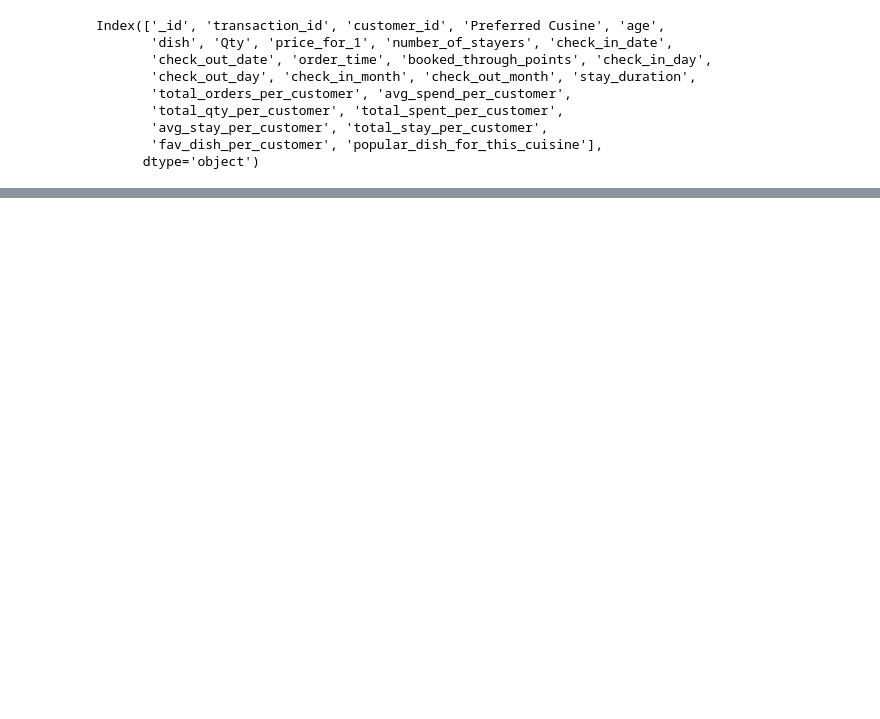
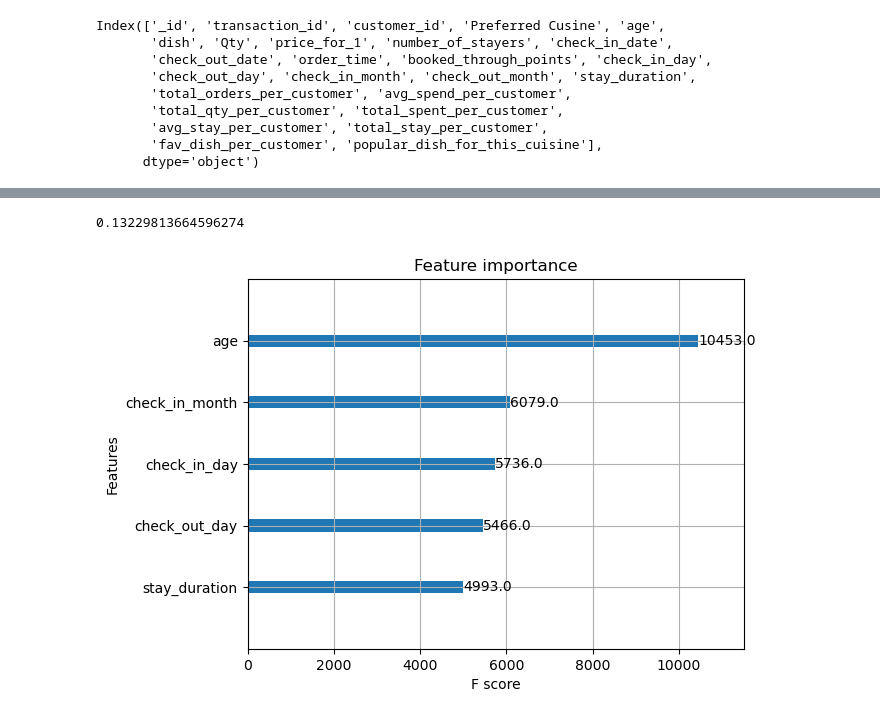
Before and after one commit to srujanmothe/AI-Powered-Guest-Experience-Personalization-System-for-Hospitality, a Jupyter notebook: Guest Experience Personalization.ipynb, the cells around one changed output, grey strips where cells are left out. Cells and saved outputs as stored; diff of their text form; code cells hidden in the pictures; blank space fills up the shorter version.

```diff
--- a/Guest Experience Personalization.ipynb
+++ b/Guest Experience Personalization.ipynb
@@ -208,2 +211,12 @@ test_df
 # %%
 train_df = train_df.dropna(subset=['dish'])
+# %%
+# Encode the target column 'dish' using LabelEncoder
+from sklearn.preprocessing import LabelEncoder
+
+label_encoder = LabelEncoder()
+train_df['dish'] = label_encoder.fit_transform(train_df['dish'])
+
+# Split into features (X) and target (y)
+X_train = train_df.drop(columns=['dish'])  # Features
+y_train = train_df['dish']
@@ -209,0 +239,21 @@ train_df = train_df.dropna(subset=['dish'])
+# %%
+xgb_model = xgb.XGBClassifier(
+    objective="multi:softmax",  # Multi-class classification
+    eval_metric="mlogloss",  # Multi-class log loss
+    learning_rate=0.1,  # Experiment with values: 0.01, 0.05, 0.1
+    max_depth=6,  # Experiment with 3, 6, 9
+    n_estimators=100,  # Number of trees, experiment with 50, 100, 200
+    subsample=0.8,  # Fraction of samples used per tree, usually 0.5 - 1.0
+    colsample_bytree=0.8,  # Fraction of features per tree, usually 0.5 - 1.0
+    random_state=42
+)
+
+# Train the model
+xgb_model.fit(X_train, y_train)
+
+# Make predictions on the test set
+y_pred = xgb_model.predict(X_test)
+# %%
+accuracy_score(y_test, y_pred)
+# %% [output]
+0.13229813664596274
@@ -209,0 +274,6 @@ train_df = train_df.dropna(subset=['dish'])
+# %%
+import matplotlib.pyplot as plt
+xgb.plot_importance(xgb_model, max_num_features=5)  # Show top 20 features
+plt.show()
+# %% [output]
+[figure, added]
```
Also changed, not shown: parts of 12 cells of this notebook.
